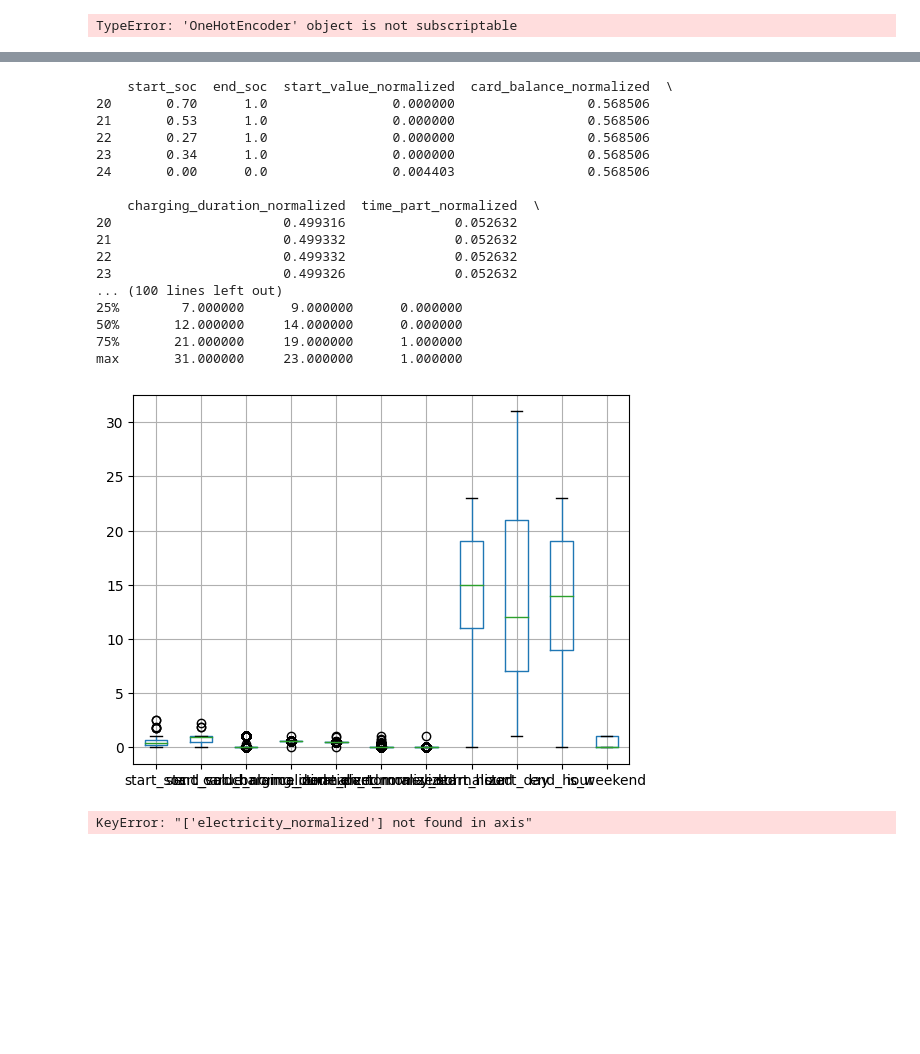
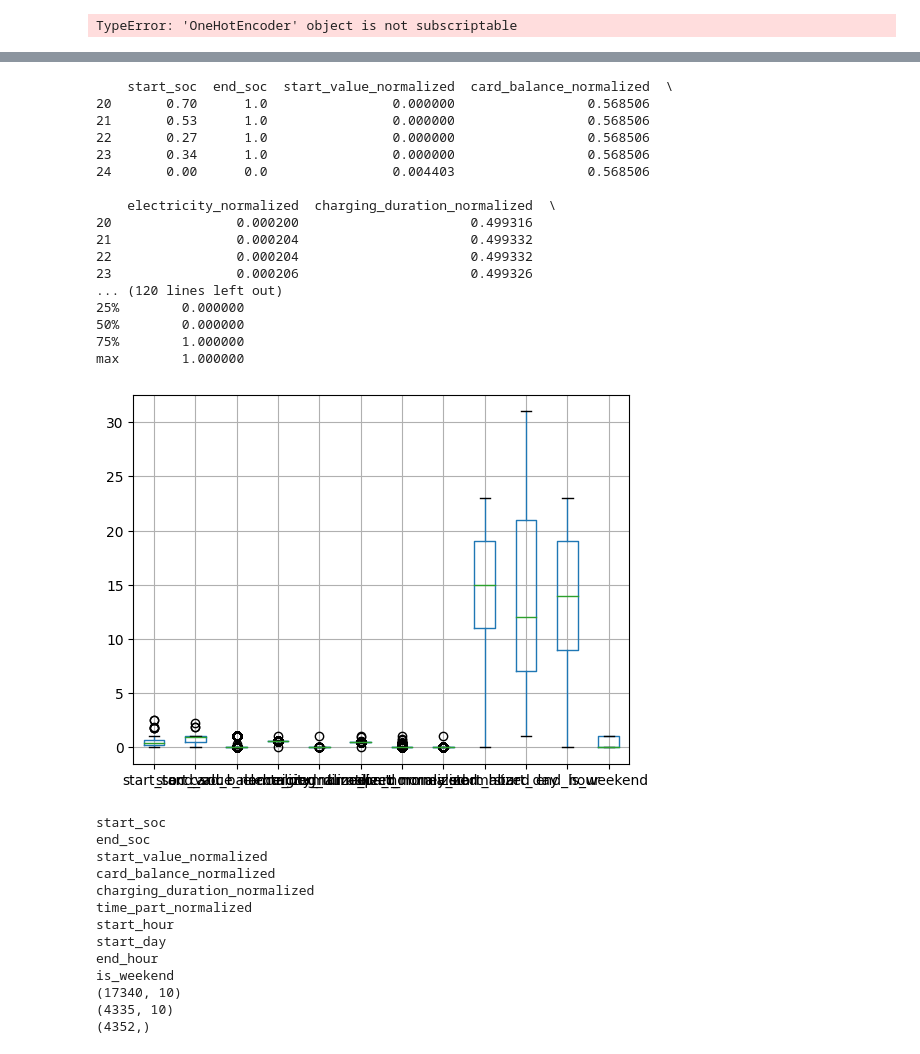
Before and after one commit to believefollow/Time-Series-Library, a Jupyter notebook: test.ipynb, the cells around one changed output, grey strips where cells are left out. Saved outputs shown, nothing was run; the diff lists cells and outputs as text; code cells hidden in the pictures; blank space fills up the shorter version.

```diff
--- a/test.ipynb
+++ b/test.ipynb
@@ -398,7 +398,15 @@ df['is_weekend'] = df['weekday'].apply(lambda x: 1 if x >= 5 else 0)
 # df = pd.get_dummies(df, columns=['stop_reason'])
 # df = pd.get_dummies(df, columns=['station_code', 'vin', 'start_type'])
 
-labels_1 = df['electricity_normalized'].values
+from sklearn.model_selection import train_test_split
+train_df, test_df = train_test_split(df, test_size=0.2, random_state=42)
+min_electricity = train_df['electricity'].min()
+max_electricity = train_df['electricity'].max()
+train_df['electricity_normalized'] = (train_df['electricity'] - min_electricity) / (max_electricity - min_electricity)
+test_df['electricity_normalized'] = (test_df['electricity'] - min_electricity) / (max_electricity - min_electricity)
+full_df = pd.concat([train_df, test_df], axis=0).reset_index(drop=True)
+labels_1 = full_df['electricity_normalized'].values
+
 # 删除不再需要的列或明确不相关的列
 df.drop(['id','record_index','stop_reason','card_balance','weekday', 'station_code','start_type',   'rate_data_elec', 'source','modifier_id', 'sn_code','charging_model','time_part', 'charging_duration','creater_id', 'electricity', 'elect_money','start_value',  'service_money', 'process_state','create_time',  'throwable_type', 'start_time','rate_type', 'rate_version',  'end_time', 'start_elect', 'end_elect', 'start_up_time','modify_time','vin', 'park_money', 'repair_status', 'rate_data', 'order_code', 'user_id', 'operator_code', 'original_data', 'charging_pile_code', 'charging_gun_code'], axis=1, inplace=True)
 
@@ -516,45 +524,57 @@ train_data = features[:split_index]
 test_data = features[split_index:]
 test_data_label = labels_1[split_index:]
 
 from sklearn.preprocessing import StandardScaler, MinMaxScaler
 
 # 示例：使用标准化
 scaler = StandardScaler()
 train_data = scaler.fit_transform(train_data)
 test_data = scaler.transform(test_data)  # 注意：用训练集的参数来转换测试集
 
 
 
 print(train_data.shape)
 print(test_data.shape)
 print(test_data_label.shape)
 
 
 
 
 np.save('dataset/charger/charger1_test.npy', test_data)
 np.save('dataset/charger/charger1_train.npy', train_data)
 np.save('dataset/charger/charger1_test_label.npy', test_data_label)
 # %% [output]
     start_soc  end_soc  start_value_normalized  card_balance_normalized  \
 20       0.70      1.0                0.000000                 0.568506
 21       0.53      1.0                0.000000                 0.568506
 22       0.27      1.0                0.000000                 0.568506
 23       0.34      1.0                0.000000                 0.568506
 24       0.00      0.0                0.004403                 0.568506
 
-    charging_duration_normalized  time_part_normalized  \
-20                      0.499316              0.052632
-21                      0.499332              0.052632
-22                      0.499332              0.052632
-23                      0.499326              0.052632
-... (100 lines left out)
-25%        7.000000      9.000000      0.000000
-50%       12.000000     14.000000      0.000000
-75%       21.000000     19.000000      1.000000
-max       31.000000     23.000000      1.000000
+    electricity_normalized  charging_duration_normalized  \
+20                0.000200                      0.499316
+21                0.000204                      0.499332
+22                0.000204                      0.499332
+23                0.000206                      0.499326
+... (120 lines left out)
+25%        0.000000
+50%        0.000000
+75%        1.000000
+max        1.000000
-[figure, old version]
+[figure, new version]
-KeyError: "['electricity_normalized'] not found in axis"
+start_soc
+end_soc
+start_value_normalized
+card_balance_normalized
+charging_duration_normalized
+time_part_normalized
+start_hour
+start_day
+end_hour
+is_weekend
+(17340, 10)
+(4335, 10)
+(4352,)
 # %%
 import numpy as np
 
```
